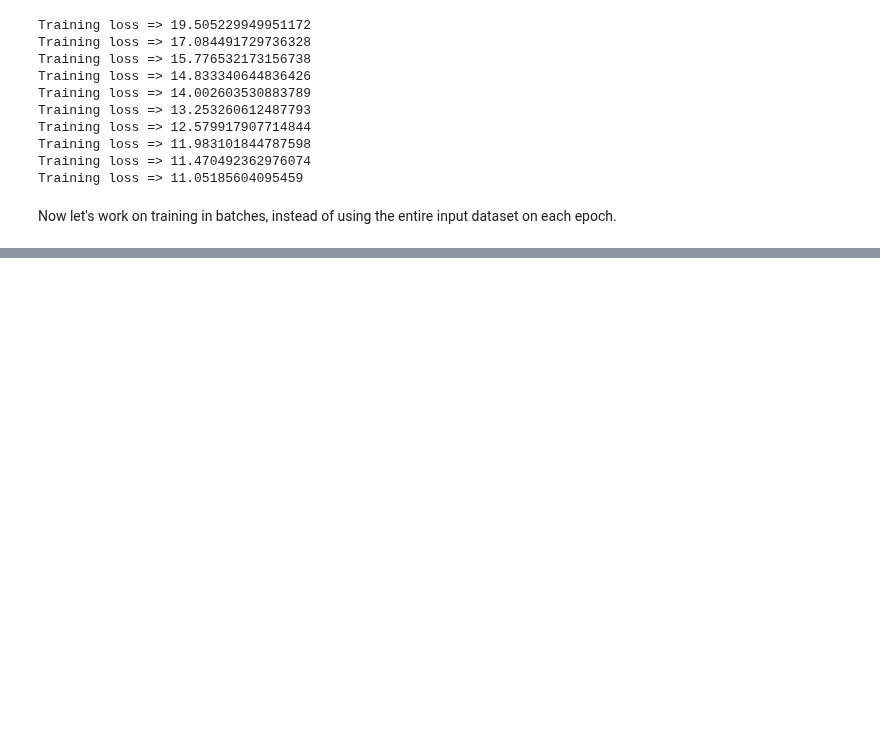
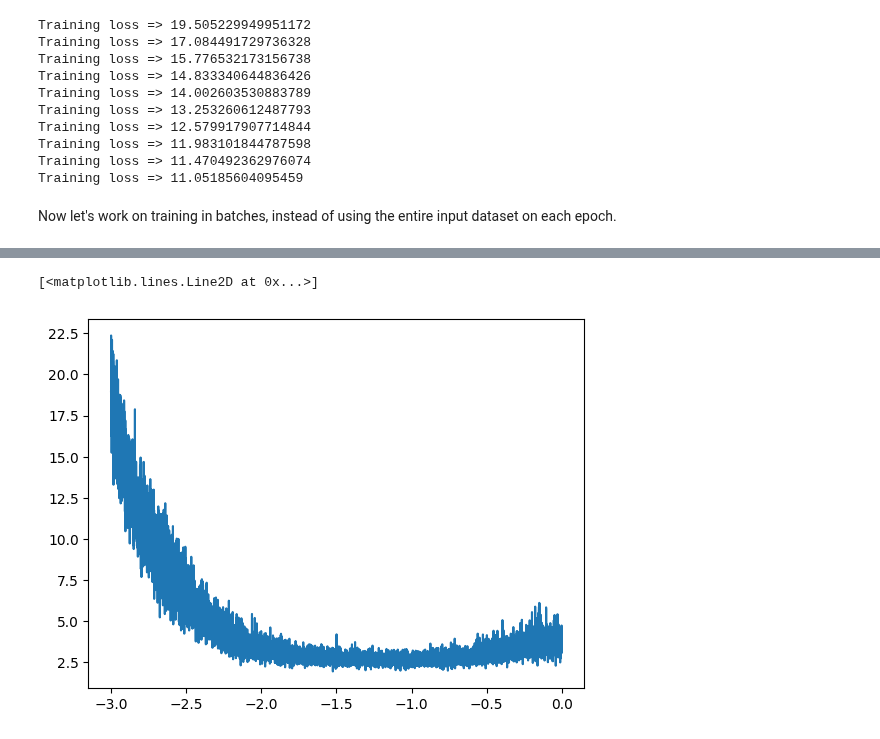
Before and after one commit to rkaunismaa/KarpathyNeuralNetworks, a Jupyter notebook: makemore_part2_mlp.ipynb, the cells around one changed output, grey strips where cells are left out. Saved outputs shown, nothing was run; the diff lists cells and outputs as text; code cells hidden in the pictures; blank space fills up the shorter version.

Commit message:
adjusting the learning rate while training

```diff
--- a/makemore_part2_mlp.ipynb
+++ b/makemore_part2_mlp.ipynb
@@ -644,0 +726,43 @@ Now let's work on training in batches, instead of using the entire input dataset
+# %%
+lre = torch.linspace(-3, 0, epochs)
+lrs = 10**lre
+# %%
+# replicate the code from above, but add learning rate stuff ...
+
+# Changed!
+lri = []
+lossi = []
+
+for i in range(epochs):  # Changed!
+
+    # minibatch construct ...
+    # generate batchSize array of ints between 0 and noOfRecordsInTheInputDataSet ...
+    # Notice there is nothing to prevent us picking the same record more than once ...
+    batchSize = 32
+    ix = torch.randint(0,  noOfRecordsInTheInputDataSet, (batchSize,))
+
+    # 1) forward pass
+    emb = C[X[ix]]
+    h = torch.tanh(emb.view(-1, noOfInputs) @ W1 + b1)
+    logits = h @ W2 + b2
+    loss = F.cross_entropy(logits, Y[ix])
+   # print(f'Training loss => {loss.item()}')  # Changed!
+
+    # 2) backward pass
+    # first set the gradients to zero ...
+    for p in parameters:
+        p.grad = None
+    # then populate those gradients ...
+    loss.backward()
+
+    # 3) update
+    lr = lrs[i]  # Changed!
+    for p in parameters:
+        p.data += -lr * p.grad
+
+    # Changed!
+    # track stats
+    lri.append(lre[i])
+    lossi.append(loss.item())
+
+print(f'Training loss => {loss.item()}')  # Changed!
@@ -644,0 +771,5 @@ Now let's work on training in batches, instead of using the entire input dataset
+# %%
+plt.plot(lri, lossi)
+# %% [output]
+[<matplotlib.lines.Line2D at 0x...>]
+[figure, added]
```
Also changed, not shown: parts of 9 cells of this notebook.
